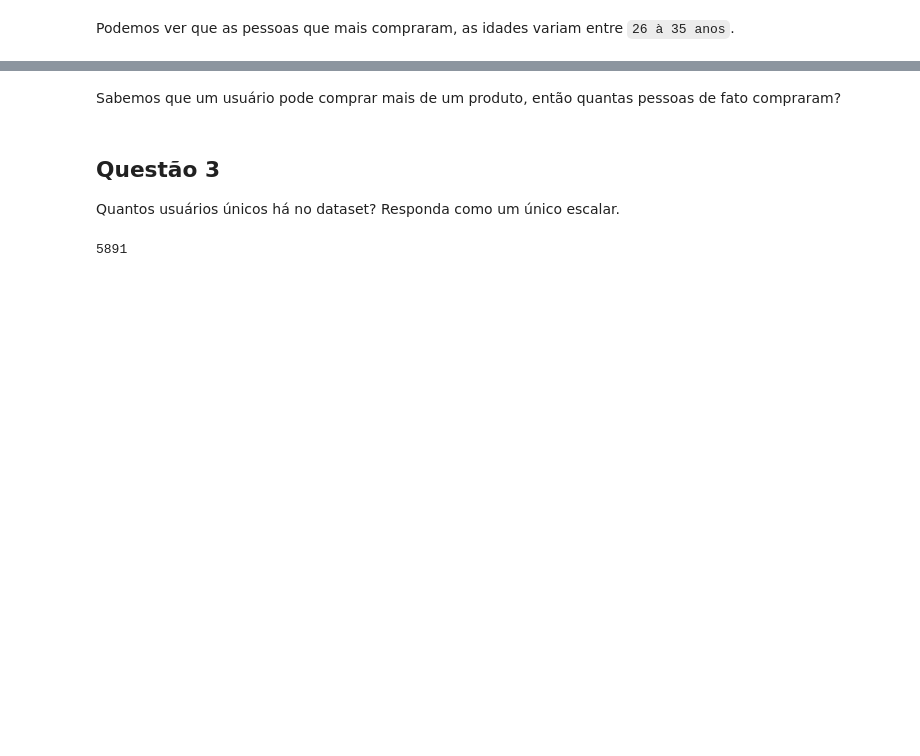
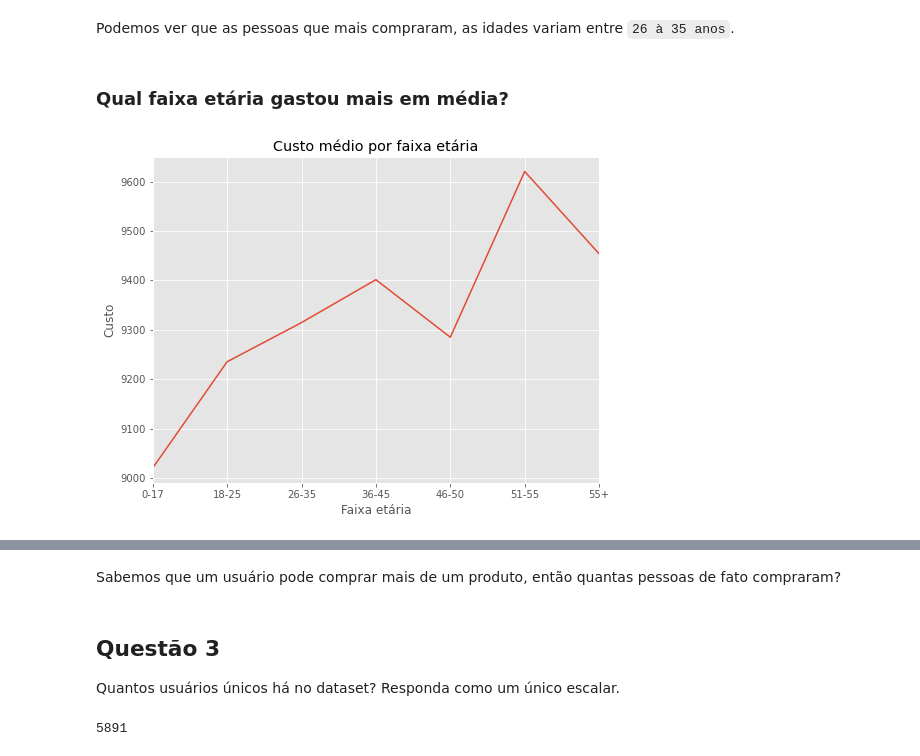
Before and after one commit to Carlos-Bonfim/AceleraDev_Data_Science, a Jupyter notebook: main.ipynb, the cells around one changed output, grey strips where cells are left out. Drawn from its saved outputs; the diff is of its cells as text; code cells hidden in the pictures; blank space fills up the shorter version.

```diff
--- a/main.ipynb
+++ b/main.ipynb
@@ -200,2 +210,22 @@ plt.ylabel('Quantidade');
 # %% [markdown]
 Podemos ver que as pessoas que mais compraram, as idades variam entre `26 à 35 anos`.
+# %% [markdown]
+### Qual faixa etária gastou mais em média?
+# %%
+## plotando a quantidade por gênero
+# configurando tamanho da área do gráfico
+plt.figure(figsize=(8,6))
+
+# criando o plot
+df.groupby(['Age'])['Purchase'].mean().plot()
+
+# inserindo o título
+plt.title("Custo médio por faixa etária")
+
+# alterando eixo x
+plt.xlabel('Faixa etária')
+
+# alterando eixo y
+plt.ylabel('Custo');
+# %% [output]
+[figure, added]
```
Also changed, not shown: parts of 12 cells of this notebook.
